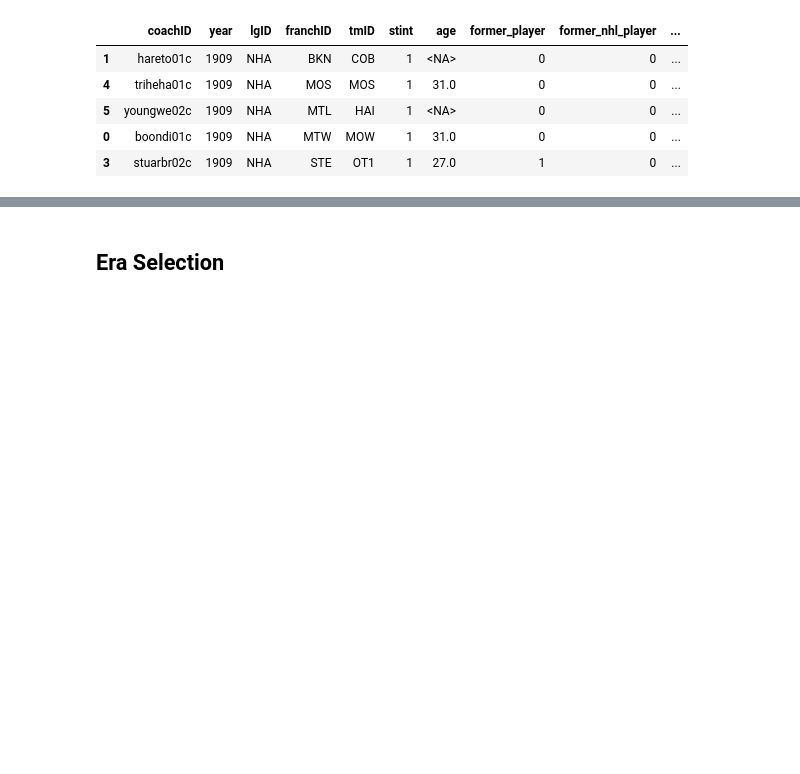
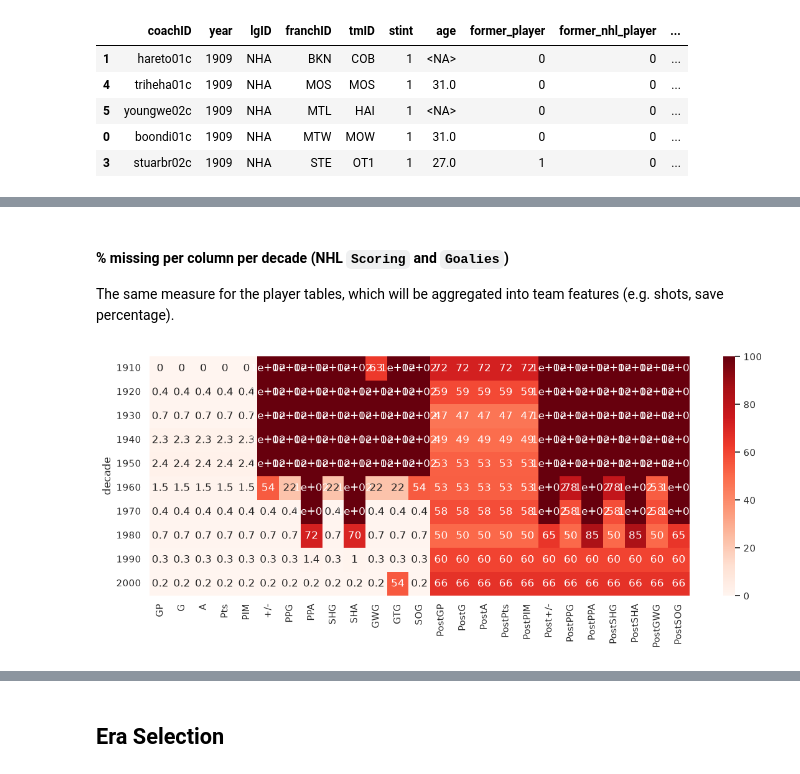
Before and after one commit to LuisBento2005/AC_DataMining, a Jupyter notebook: notebooks/03_data_preparation.ipynb, the cells around one changed output, grey strips where cells are left out. Drawn from its saved outputs; the diff is of its cells as text; code cells hidden in the pictures; blank space fills up the shorter version.

```diff
--- a/notebooks/03_data_preparation.ipynb
+++ b/notebooks/03_data_preparation.ipynb
@@ -702,0 +1328,31 @@ df.head()
+# %% [markdown]
+#### % missing per column per decade (NHL `Scoring` and `Goalies`)
+
+The same measure for the player tables, which will be aggregated into team features (e.g. shots, save percentage).
+# %%
+scoring_nhl = q("""
+    SELECT
+        *
+    FROM Scoring
+    WHERE lgID = "NHL"
+""")
+
+
+scoring_nhl["decade"] = (scoring_nhl["year"] // 10) * 10
+
+scoring_nhl = (
+    scoring_nhl
+        .drop(columns="decade")
+        .isna()
+        .groupby(scoring_nhl["decade"])
+        .mean() * 100
+)
+
+scoring_nhl = scoring_nhl.round(1)
+
+scoring_nhl = scoring_nhl.loc[:, (scoring_nhl > 0).any()]
+plt.figure(figsize=(14, 5))
+sns.heatmap(scoring_nhl, annot=True, cmap="Reds")
+plt.show()
+# %% [output]
+[figure, added]
```
Also changed, not shown: parts of 94 cells of this notebook.
